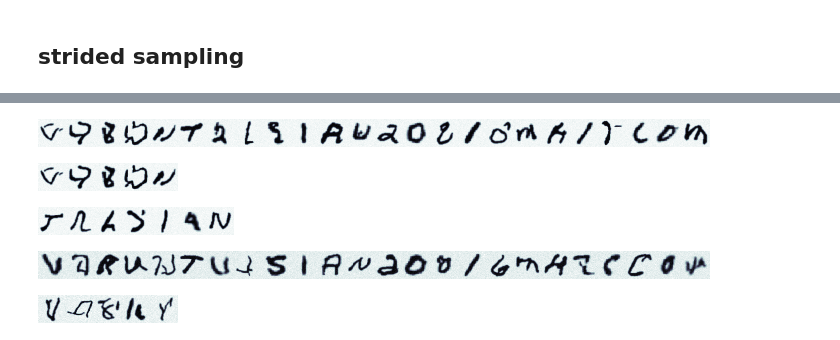
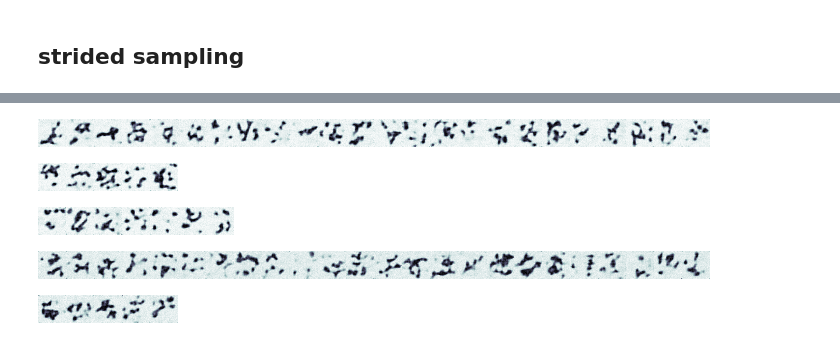
Before and after one commit to varun-ml/diffusion-models-tutorial, a Jupyter notebook: 5.EMNIST.diffusion_model.ipynb, the cells around one changed output, grey strips where cells are left out. Saved outputs shown, nothing was run; the diff lists cells and outputs as text; code cells hidden in the pictures.

```diff
--- a/5.EMNIST.diffusion_model.ipynb
+++ b/5.EMNIST.diffusion_model.ipynb
@@ -832,6 +840,6 @@ rawarrview(reshape_image_batch(data_in_batch.squeeze()), cmap='bone_r')
 # %%
 _, (plt1, plt2) = plt.subplots(1, 2)
-tt = random.randint(1, batch_size_generation)
+tt = random.randint(0, batch_size_generation-1)
 show_image(unnormalize(data_in_batch[tt]), plt1)
 show_image(unnormalize(datas[0][tt]), plt2)
 # show_image((data_orig[0]), plt3)
@@ -886,7 +894,7 @@ mean_coeff_2_strided = jnp.sqrt(alphas_prev_strided_) * betas_strided / (1 - alp
 # %%
 import random
 
-def generate_data_strided(avg_params, label, energy_method=False, clipped_version=False):
+def generate_data_strided(avg_params, state, label, energy_method=False, clipped_version=False):
     batch_size_generation = len(label)
     unique_key = jax.random.fold_in(key, random.randint(1, 100))
     _, subkey = jax.random.split(unique_key)
@@ -902,7 +910,7 @@ def generate_data_strided(avg_params, label, energy_method=False, clipped_versio
         timestep = strided_schedule[stride_timestep]
         t_repeated = jnp.repeat(jnp.array([timestep]), batch_size_generation)
         # data_stacked = torch.vstack([data_in_batch, labelled_values])
-        pred_data = net.apply(avg_params, data_in_batch, t_repeated, label)
+        pred_data, _ = net.apply(avg_params, state, data_in_batch, t_repeated, label, is_training=False)
         if not clipped_version:
             if not energy_method:
                 # optimization:: not sure if exp(log(x) - log(y)) instead of x/y helps numerically
@@ -938,7 +946,7 @@ def generate_data_strided(avg_params, label, energy_method=False, clipped_versio
     return datas, data_in_batch
 # %%
 batch_size_generation = 64
-datas, data_in_batch = generate_data_strided(avg_params, label= jnp.mod(jnp.arange(0, batch_size_generation), 63), energy_method=False, clipped_version=True)
+datas, data_in_batch = generate_data_strided(avg_params, state, label= jnp.mod(jnp.arange(0, batch_size_generation), 63), energy_method=False, clipped_version=True)
 # %%
 rawarrview(reshape_image_batch(data_in_batch.squeeze()), cmap='bone_r')
 # %% [output]
@@ -946,7 +954,7 @@ rawarrview(reshape_image_batch(data_in_batch.squeeze()), cmap='bone_r')
 # %%
 _, (plt1, plt2) = plt.subplots(1, 2)
 
-tt = random.randint(1, batch_size_generation)
+tt = random.randint(0, batch_size_generation-1)
 show_image(unnormalize(data_in_batch[tt]), plt1)
 show_image(unnormalize(datas[0][tt]), plt2)
 
@@ -1000,45 +1008,45 @@ data_in_batch = None
 
 for l in answer:
   if data_in_batch is None:
-    _, data_in_batch = generate_data(avg_params, label= l, energy_method=False, clipped_version=True)
+    _, data_in_batch = generate_data(avg_params, state, label= l, energy_method=False, clipped_version=True)
   else:
-    _, temp = generate_data(avg_params, label= l, energy_method=False, clipped_version=True)
+    _, temp = generate_data(avg_params, state, label= l, energy_method=False, clipped_version=True)
     data_in_batch = jnp.concatenate((data_in_batch, temp), axis=0)
 
 rawarrview(reshape_image_batch(data_in_batch.squeeze(), rows=1), cmap='bone_r')
 # %% [output]
-[figure, old version]
+[figure, new version]
 # %%
-_, d = generate_data(avg_params, label= answer[0], energy_method=False, clipped_version=True)
+_, d = generate_data(avg_params, state, label= answer[0], energy_method=False, clipped_version=True)
 rawarrview(reshape_image_batch(d.squeeze(), rows=1), cmap='bone_r')
 # %% [output]
-[figure, old version]
+[figure, new version]
 # %%
-_, d = generate_data(avg_params, label= answer[1], energy_method=False, clipped_version=True)
+_, d = generate_data(avg_params, state, label= answer[1], energy_method=False, clipped_version=True)
 rawarrview(reshape_image_batch(d.squeeze(), rows=1), cmap='bone_r')
 # %% [output]
-[figure, old version]
+[figure, new version]
 # %%
 data_in_batch = None
 
 for l in answer:
   if data_in_batch is None:
-    _, data_in_batch = generate_data_strided(avg_params, label= l, energy_method=False, clipped_version=True)
+    _, data_in_batch = generate_data_strided(avg_params, state, label= l, energy_method=False, clipped_version=True)
   else:
-    _, temp = generate_data_strided(avg_params, label= l, energy_method=False, clipped_version=True)
+    _, temp = generate_data_strided(avg_params, state, label= l, energy_method=False, clipped_version=True)
     data_in_batch = jnp.concatenate((data_in_batch, temp), axis=0)
 
 rawarrview(reshape_image_batch(data_in_batch.squeeze(), rows=1), cmap='bone_r')
 # %% [output]
-[figure, old version]
+[figure, new version]
 # %%
-datas, d = generate_data_strided(avg_params, label= answer[0], energy_method=False, clipped_version=True)
+datas, d = generate_data_strided(avg_params, state, label= answer[0], energy_method=False, clipped_version=True)
 datas_ = jnp.clip(jnp.array(datas[0:-1:2]), 0., 1.)
 d_ = einops.rearrange(datas_, 'a b c d e -> (b a) c d e')
 
 rawarrview(reshape_image_batch(datas[-1].squeeze(), rows=1), cmap='bone_r')
 # %% [output]
-[figure, old version]
+[figure, new version]
 # %%
 rawarrview(reshape_image_batch(d_.squeeze(), rows=5), cmap='bone_r')
 # %% [output]
```
Also changed, not shown: parts of 29 cells of this notebook, 3 other files.
